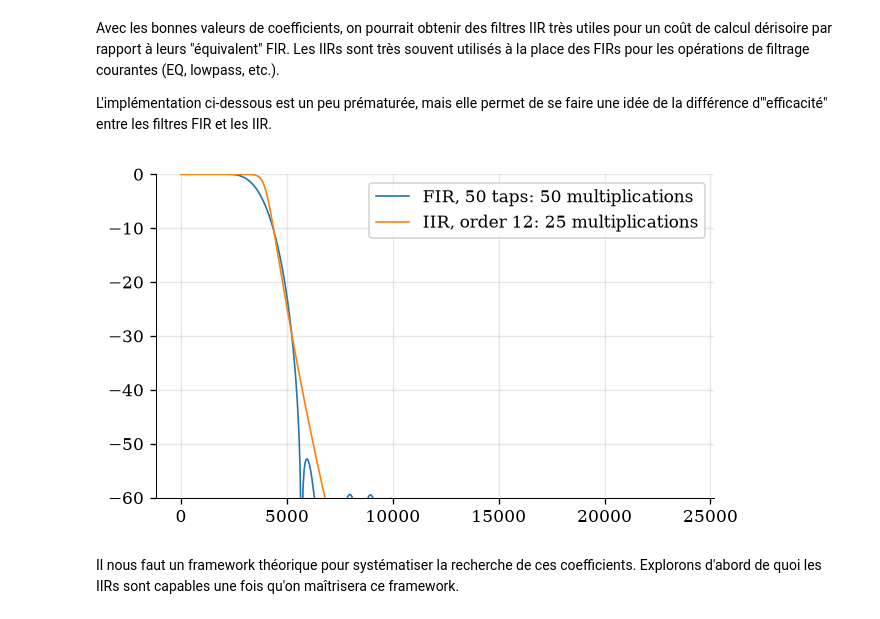
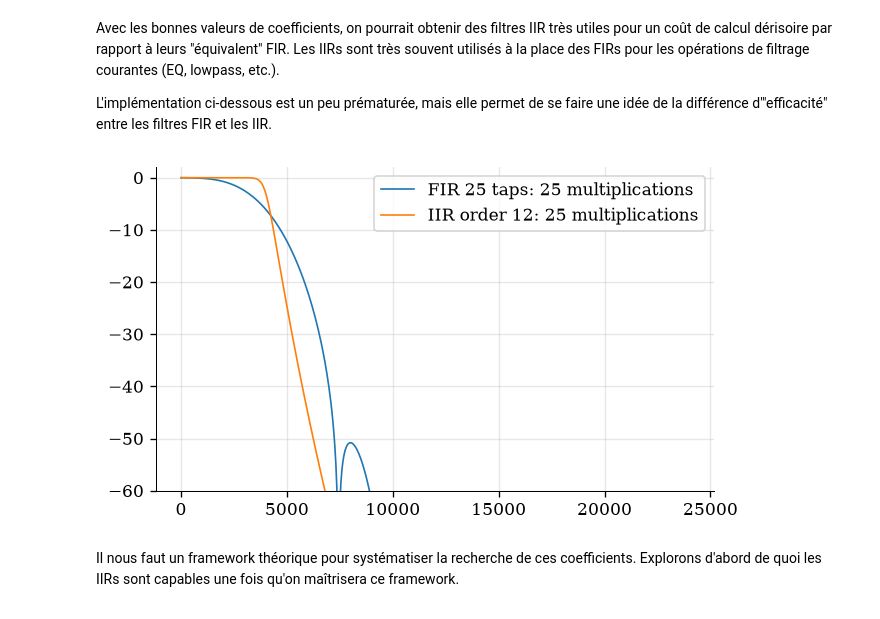
Before and after one commit to PyrApple/jupyterlite_signal_processing_ens, a Jupyter notebook: content/courses/5b_iir_introduction.ipynb, the cells around one changed output. Drawn from its saved outputs; the diff is of its cells as text; code cells hidden in the pictures.

```diff
--- a/content/courses/5b_iir_introduction.ipynb
+++ b/content/courses/5b_iir_introduction.ipynb
@@ -115,26 +121,26 @@ L'implémentation ci-dessous est un peu prématurée, mais elle permet de se fai
 # %%
 from scipy import signal
 
 fs = 48000
 fc = 4000
 
 # FIR: needs many coefficients for a reasonably sharp LPF
-numtaps = 50
+numtaps = 25
 b_fir = scipy.signal.firwin(numtaps=numtaps, cutoff=fc, fs=fs)
 a_fir = [1]
 
 # IIR: Butterworth
 order = 12
 b_iir, a_iir = scipy.signal.butter(N=order, Wn=fc, btype='low', fs=fs)
 
 f, H_fir = signal.freqz(b_fir, a_fir, fs=fs)
 f, H_iir = signal.freqz(b_iir, a_iir, fs=fs)
 
-plt.plot(f, 20*np.log10(abs(H_fir)), label=f'FIR, {numtaps} taps: {numtaps} multiplications')
-plt.plot(f, 20*np.log10(abs(H_iir)), label=f'IIR, order {order}: {order*2+1} multiplications')
-plt.ylim([-60, 0]); plt.legend(); plt.show()
+plt.plot(f, 20*np.log10(abs(H_fir)), label=f'FIR {numtaps} taps: {numtaps} multiplications')
+plt.plot(f, 20*np.log10(abs(H_iir)), label=f'IIR order {order}: {order*2+1} multiplications')
+plt.ylim([-60, 2]); plt.legend(); plt.show()
 # %% [output]
-[figure, old version]
+[figure, new version]
 # %% [markdown]
 Il nous faut un framework théorique pour systématiser la recherche de ces coefficients.
 Explorons d'abord de quoi les IIRs sont capables une fois qu'on maîtrisera ce framework.
```
Also changed, not shown: parts of 5 cells of this notebook, 6 other files.
